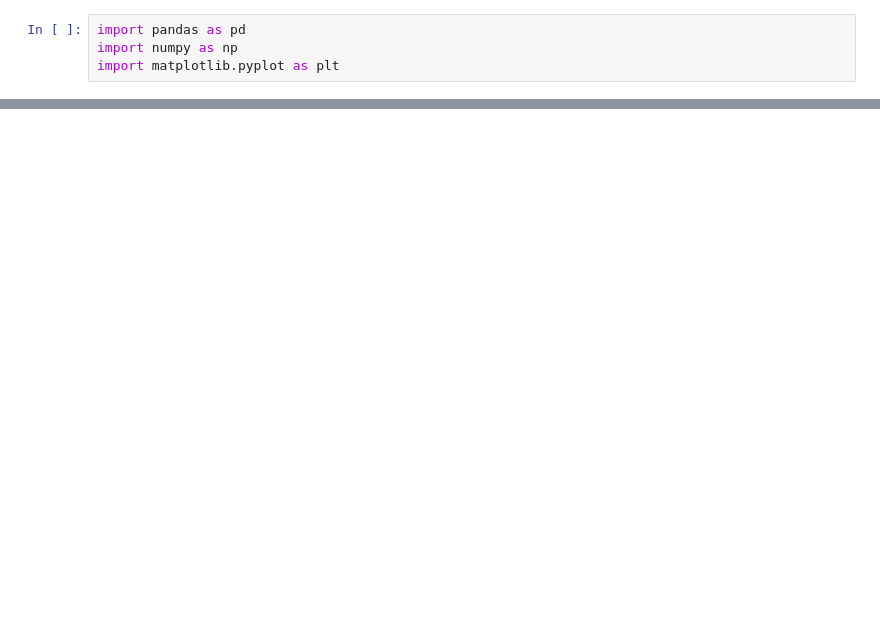
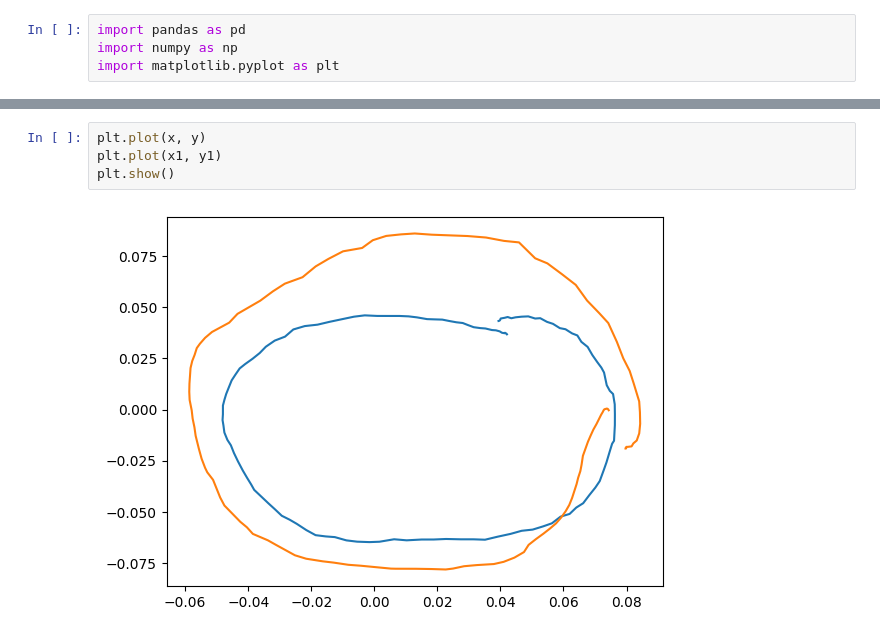
Before and after one commit to M4rt11/MLProject2, a Jupyter notebook: Testvisu.ipynb, the cells around one changed output, grey strips where cells are left out. Drawn from its saved outputs; the diff is of its cells as text; blank space fills up the shorter version.

```diff
--- a/Testvisu.ipynb
+++ b/Testvisu.ipynb
@@ -42,0 +39,6 @@ if i change that
+# %%
+plt.plot(x, y)
+plt.plot(x1, y1)
+plt.show()
+# %% [output]
+[figure, added]
```
Also changed, not shown: parts of 6 cells of this notebook.
